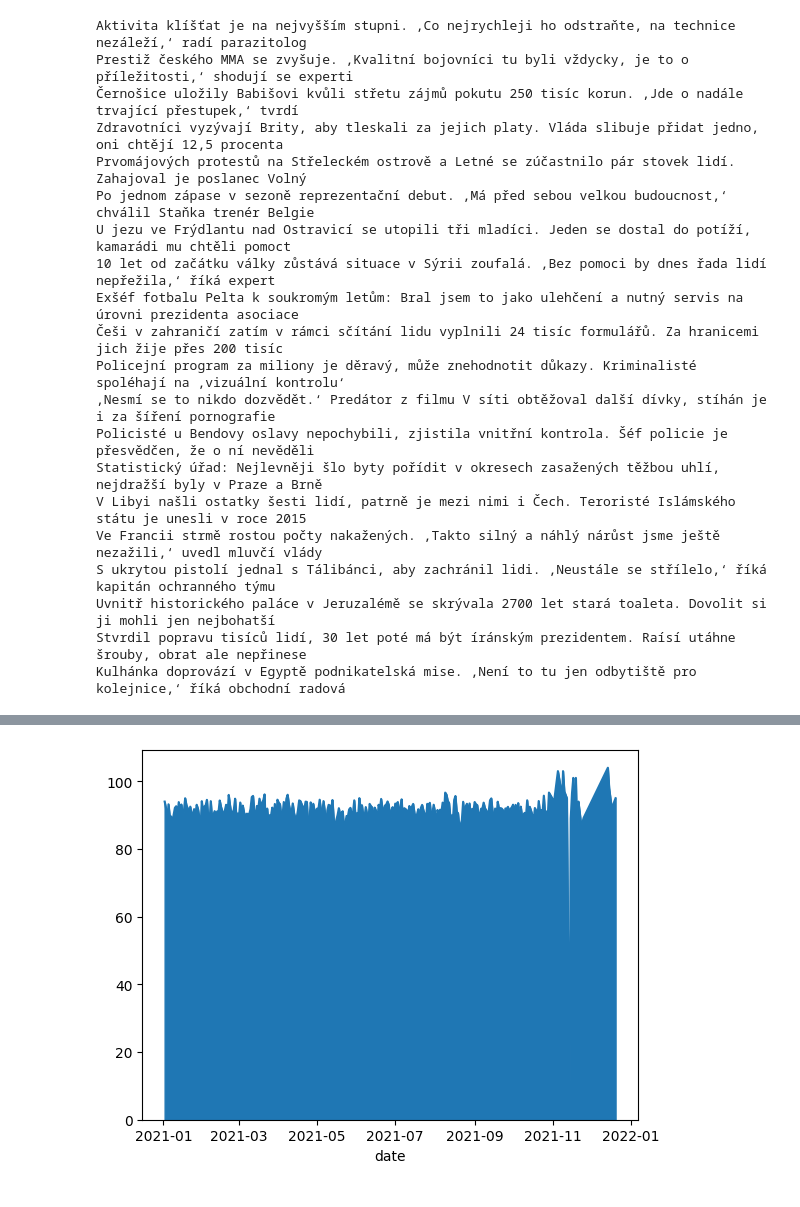
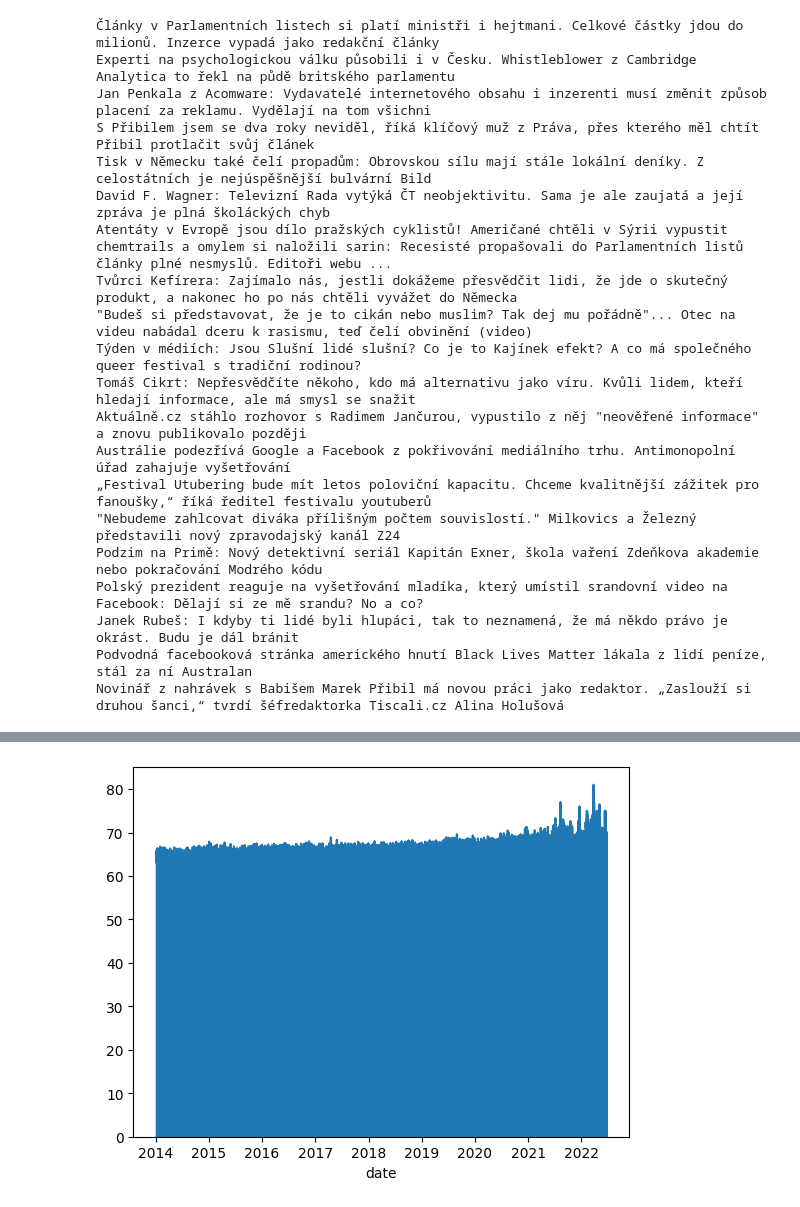
Before and after one commit to hynky1999/Bakalarka-code, a Jupyter notebook: idnes_inspect.ipynb, the cells around one changed output, grey strips where cells are left out. Cells and saved outputs as stored; diff of their text form; code cells hidden in the pictures.

```diff
--- a/idnes_inspect.ipynb
+++ b/idnes_inspect.ipynb
@@ -9,0 +8,13 @@ KeyboardInterrupt:
+# %%
+# cut 1900 article
+df_date = df.sort_values("date")
+for i in df_date[0:20]["url"]:
+    print(i)
+
+df_date_asc = df.sort_values("date", ascending=False)
+print("asc")
+for i  in df_date_asc[0:4]["url"]:
+    print(i)
+
+df = df[df["date"] > df_date["date"].iloc[0]]
+df.Name = "idnes"
@@ -147,31 +122,32 @@ show_df_lines(df_tmp[0:1], file, mod)
 
 from datetime import datetime
 df_tmp = df
-df_tmp = df_tmp[(df_tmp["date"] > datetime(2021, 1, 1).date()) & (df_tmp["date"] < datetime(2022, 1, 1).date())]
+df_tmp = df_tmp[(df_tmp["date"] > datetime(2014, 1, 1).date()) & (df_tmp["date"] < datetime(2026, 1, 1).date())]
 df_tmp.groupby("date")[col].mean().plot.area()
 
-lines = df_tmp[df_tmp[col] == 110].sample(20)
+
+lines = df_tmp.sort_values(col, ascending=False).head(20)
 show_df_lines(lines, file, mod)
 df_tmp.describe()
 # %% [output]
-Aktivita klíšťat je na nejvyšším stupni. ,Co nejrychleji ho odstraňte, na technice nezáleží,‘ radí parazitolog
-Prestiž českého MMA se zvyšuje. ‚Kvalitní bojovníci tu byli vždycky, je to o příležitosti,‘ shodují se experti
-Černošice uložily Babišovi kvůli střetu zájmů pokutu 250 tisíc korun. ‚Jde o nadále trvající přestupek,‘ tvrdí
-Zdravotníci vyzývají Brity, aby tleskali za jejich platy. Vláda slibuje přidat jedno, oni chtějí 12,5 procenta
-Prvomájových protestů na Střeleckém ostrově a Letné se zúčastnilo pár stovek lidí. Zahajoval je poslanec Volný
-Po jednom zápase v sezoně reprezentační debut. ‚Má před sebou velkou budoucnost,‘ chválil Staňka trenér Belgie
-U jezu ve Frýdlantu nad Ostravicí se utopili tři mladíci. Jeden se dostal do potíží, kamarádi mu chtěli pomoct
-10 let od začátku války zůstává situace v Sýrii zoufalá. ‚Bez pomoci by dnes řada lidí nepřežila,‘ říká expert
-Exšéf fotbalu Pelta k soukromým letům: Bral jsem to jako ulehčení a nutný servis na úrovni prezidenta asociace
-Češi v zahraničí zatím v rámci sčítání lidu vyplnili 24 tisíc formulářů. Za hranicemi jich žije přes 200 tisíc
-Policejní program za miliony je děravý, může znehodnotit důkazy. Kriminalisté spoléhají na ‚vizuální kontrolu‘
-‚Nesmí se to nikdo dozvědět.‘ Predátor z filmu V síti obtěžoval další dívky, stíhán je i za šíření pornografie
-Policisté u Bendovy oslavy nepochybili, zjistila vnitřní kontrola. Šéf policie je přesvědčen, že o ní nevěděli
-Statistický úřad: Nejlevněji šlo byty pořídit v okresech zasažených těžbou uhlí, nejdražší byly v Praze a Brně
-V Libyi našli ostatky šesti lidí, patrně je mezi nimi i Čech. Teroristé Islámského státu je unesli v roce 2015
-Ve Francii strmě rostou počty nakažených. ‚Takto silný a náhlý nárůst jsme ještě nezažili,‘ uvedl mluvčí vlády
-S ukrytou pistolí jednal s Tálibánci, aby zachránil lidi. ‚Neustále se střílelo,‘ říká kapitán ochranného týmu
-Uvnitř historického paláce v Jeruzalémě se skrývala 2700 let stará toaleta. Dovolit si ji mohli jen nejbohatší
-Stvrdil popravu tisíců lidí, 30 let poté má být íránským prezidentem. Raísí utáhne šrouby, obrat ale nepřinese
-Kulhánka doprovází v Egyptě podnikatelská mise. ‚Není to tu jen odbytiště pro kolejnice,‘ říká obchodní radová
+Články v Parlamentních listech si platí ministři i hejtmani. Celkové částky jdou do milionů. Inzerce vypadá jako redakční články
+Experti na psychologickou válku působili i v Česku. Whistleblower z Cambridge Analytica to řekl na půdě britského parlamentu
+Jan Penkala z Acomware: Vydavatelé internetového obsahu i inzerenti musí změnit způsob placení za reklamu. Vydělají na tom všichni
+S Přibilem jsem se dva roky neviděl, říká klíčový muž z Práva, přes kterého měl chtít Přibil protlačit svůj článek
+Tisk v Německu také čelí propadům: Obrovskou sílu mají stále lokální deníky. Z celostátních je nejúspěšnější bulvární Bild
+David F. Wagner: Televizní Rada vytýká ČT neobjektivitu. Sama je ale zaujatá a její zpráva je plná školáckých chyb
+Atentáty v Evropě jsou dílo pražských cyklistů! Američané chtěli v Sýrii vypustit chemtrails a omylem si naložili sarin: Recesisté propašovali do Parlamentních listů články plné nesmyslů. Editoři webu ...
+Tvůrci Kefírera: Zajímalo nás, jestli dokážeme přesvědčit lidi, že jde o skutečný produkt, a nakonec ho po nás chtěli vyvážet do Německa
+"Budeš si představovat, že je to cikán nebo muslim? Tak dej mu pořádně"... Otec na videu nabádal dceru k rasismu, teď čelí obvinění (video)
+Týden v médiích: Jsou Slušní lidé slušní? Co je to Kajínek efekt? A co má společného queer festival s tradiční rodinou?
+Tomáš Cikrt: Nepřesvědčíte někoho, kdo má alternativu jako víru. Kvůli lidem, kteří hledají informace, ale má smysl se snažit
+Aktuálně.cz stáhlo rozhovor s Radimem Jančurou, vypustilo z něj "neověřené informace" a znovu publikovalo později
+Austrálie podezřívá Google a Facebook z pokřivování mediálního trhu. Antimonopolní úřad zahajuje vyšetřování
+„Festival Utubering bude mít letos poloviční kapacitu. Chceme kvalitnější zážitek pro fanoušky,“ říká ředitel festivalu youtuberů
+"Nebudeme zahlcovat diváka přílišným počtem souvislostí." Milkovics a Železný představili nový zpravodajský kanál Z24
+Podzim na Primě: Nový detektivní seriál Kapitán Exner, škola vaření Zdeňkova akademie nebo pokračování Modrého kódu
+Polský prezident reaguje na vyšetřování mladíka, který umístil srandovní video na Facebook: Dělají si ze mě srandu? No a co?
+Janek Rubeš: I kdyby ti lidé byli hlupáci, tak to neznamená, že má někdo právo je okrást. Budu je dál bránit
+Podvodná facebooková stránka amerického hnutí Black Lives Matter lákala z lidí peníze, stál za ní Australan
+Novinář z nahrávek s Babišem Marek Přibil má novou práci jako redaktor. „Zaslouží si druhou šanci,“ tvrdí šéfredaktorka Tiscali.cz Alina Holušová
 |  | article length | headline length | brief length | num words | num words ratio | num words per line | ... |
@@ -186,4 +162,4 @@ Kulhánka doprovází v Egyptě podnikatelská mise. ‚Není to tu jen odbytiš
-[figure, old version]
+[figure, new version]
 # %%
 
 import numpy as np
```
Also changed, not shown: parts of 33 cells of this notebook, 18 other files.
